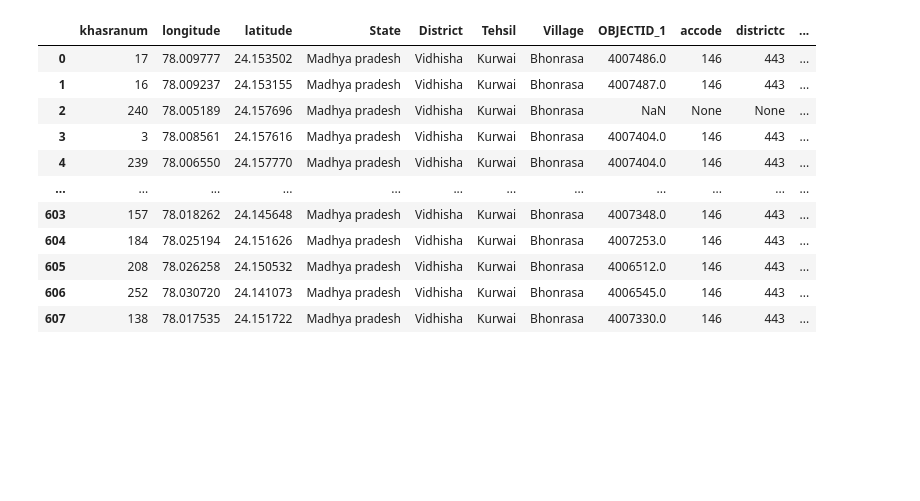
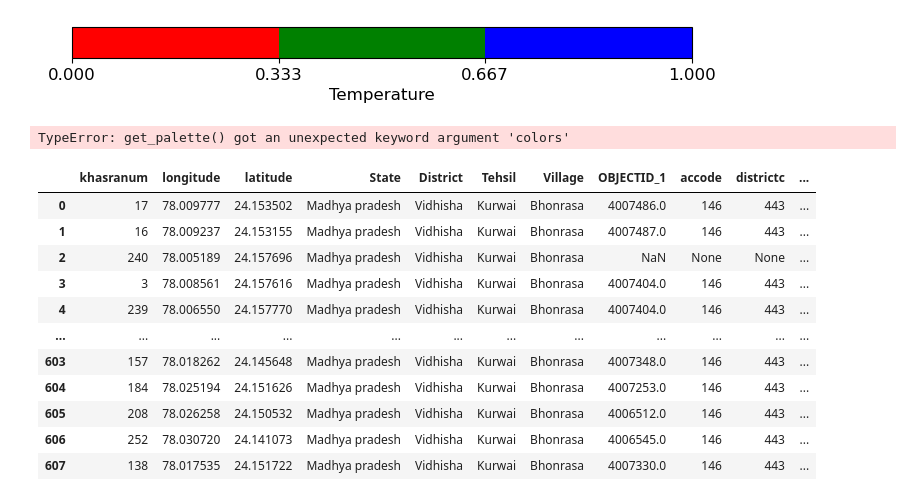
Before and after one commit to davnish/parcel_streamlit, a Jupyter notebook: Untitled.ipynb, the cells around one changed output. Cells and saved outputs as stored; diff of their text form; code cells hidden in the pictures; blank space fills up the shorter version.

```diff
--- a/Untitled.ipynb
+++ b/Untitled.ipynb
@@ -4,3 +10,13 @@ from branca.colormap import linear
+# %%
+cm.plot_colormap(
+    colors=["red", "green", "blue"], discrete=True, label="Temperature", font_size=12
+)
+# %% [output]
+[figure, added]
+# %%
+cm.get_palette(colors = ["red", "green", "blue"], n_class=10)
+# %% [output]
+TypeError: get_palette() got an unexpected keyword argument 'colors'
 # %%
 gdf = gpd.read_file(r"D:\projects\parcel_streamlit\crop_type\vidisha\vidisha_croptype_final.shp")
 # %%
```
Also changed, not shown: parts of 2 cells of this notebook, 50 other files.
